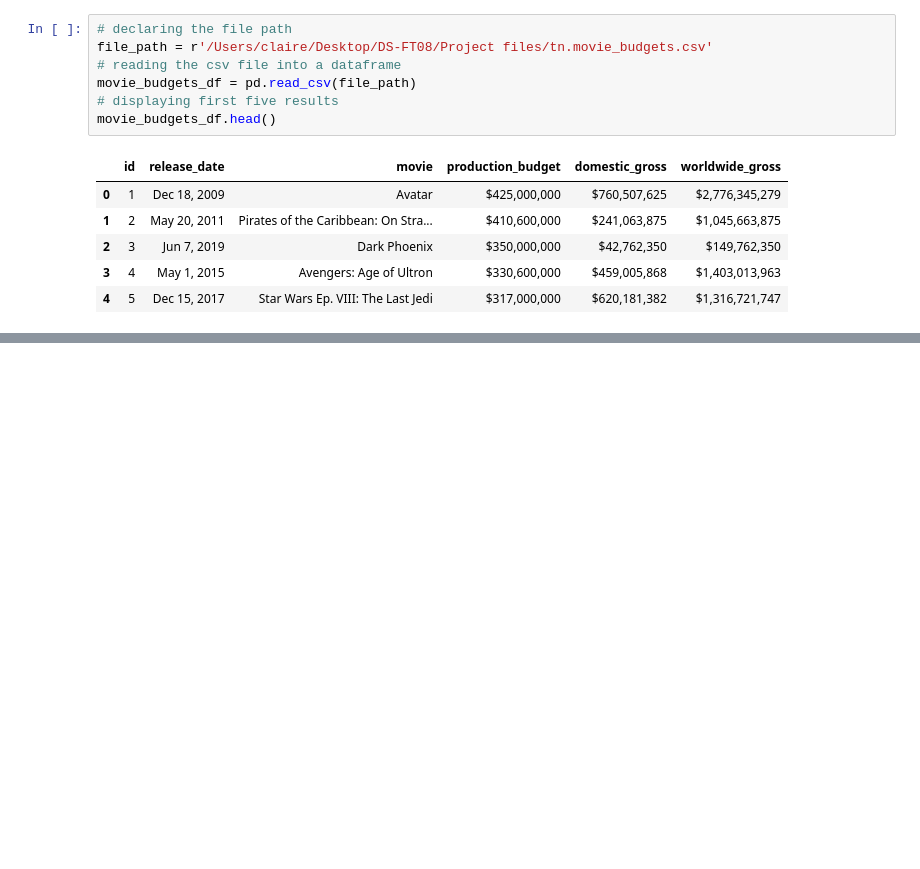
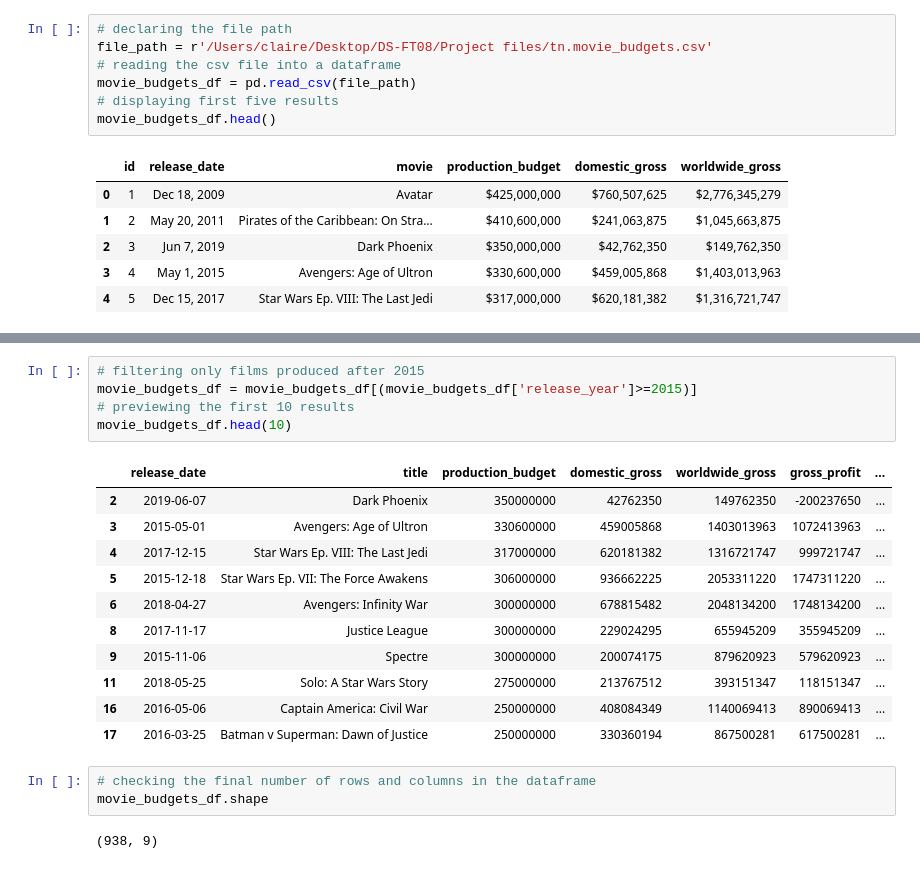
Before and after one commit to Eva-Claire/Microsoft_Movie_Analysis_Phase_1_Project, a Jupyter notebook: Microsoft_Movie_Analysis_Phase_1_Project.ipynb, the cells around one changed output, grey strips where cells are left out. Drawn from its saved outputs; the diff is of its cells as text; blank space fills up the shorter version.

```diff
--- a/Microsoft_Movie_Analysis_Phase_1_Project.ipynb
+++ b/Microsoft_Movie_Analysis_Phase_1_Project.ipynb
@@ -398,0 +799,22 @@ memory usage: 271.2+ KB
+# %%
+# filtering only films produced after 2015
+movie_budgets_df = movie_budgets_df[(movie_budgets_df['release_year']>=2015)]
+# previewing the first 10 results
+movie_budgets_df.head(10)
+# %% [output]
+|  | release_date | title | production_budget | domestic_gross | worldwide_gross | gross_profit | ... |
+| 2 | 2019-06-07 | Dark Phoenix | 350000000 | 42762350 | 149762350 | -200237650 | ... |
+| 3 | 2015-05-01 | Avengers: Age of Ultron | 330600000 | 459005868 | 1403013963 | 1072413963 | ... |
+| 4 | 2017-12-15 | Star Wars Ep. VIII: The Last Jedi | 317000000 | 620181382 | 1316721747 | 999721747 | ... |
+| 5 | 2015-12-18 | Star Wars Ep. VII: The Force Awakens | 306000000 | 936662225 | 2053311220 | 1747311220 | ... |
+| 6 | 2018-04-27 | Avengers: Infinity War | 300000000 | 678815482 | 2048134200 | 1748134200 | ... |
+| 8 | 2017-11-17 | Justice League | 300000000 | 229024295 | 655945209 | 355945209 | ... |
+| 9 | 2015-11-06 | Spectre | 300000000 | 200074175 | 879620923 | 579620923 | ... |
+| 11 | 2018-05-25 | Solo: A Star Wars Story | 275000000 | 213767512 | 393151347 | 118151347 | ... |
+| 16 | 2016-05-06 | Captain America: Civil War | 250000000 | 408084349 | 1140069413 | 890069413 | ... |
+| 17 | 2016-03-25 | Batman v Superman: Dawn of Justice | 250000000 | 330360194 | 867500281 | 617500281 | ... |
+# %%
+# checking the final number of rows and columns in the dataframe
+movie_budgets_df.shape
+# %% [output]
+(938, 9)
```
Also changed, not shown: parts of 90 cells of this notebook.
